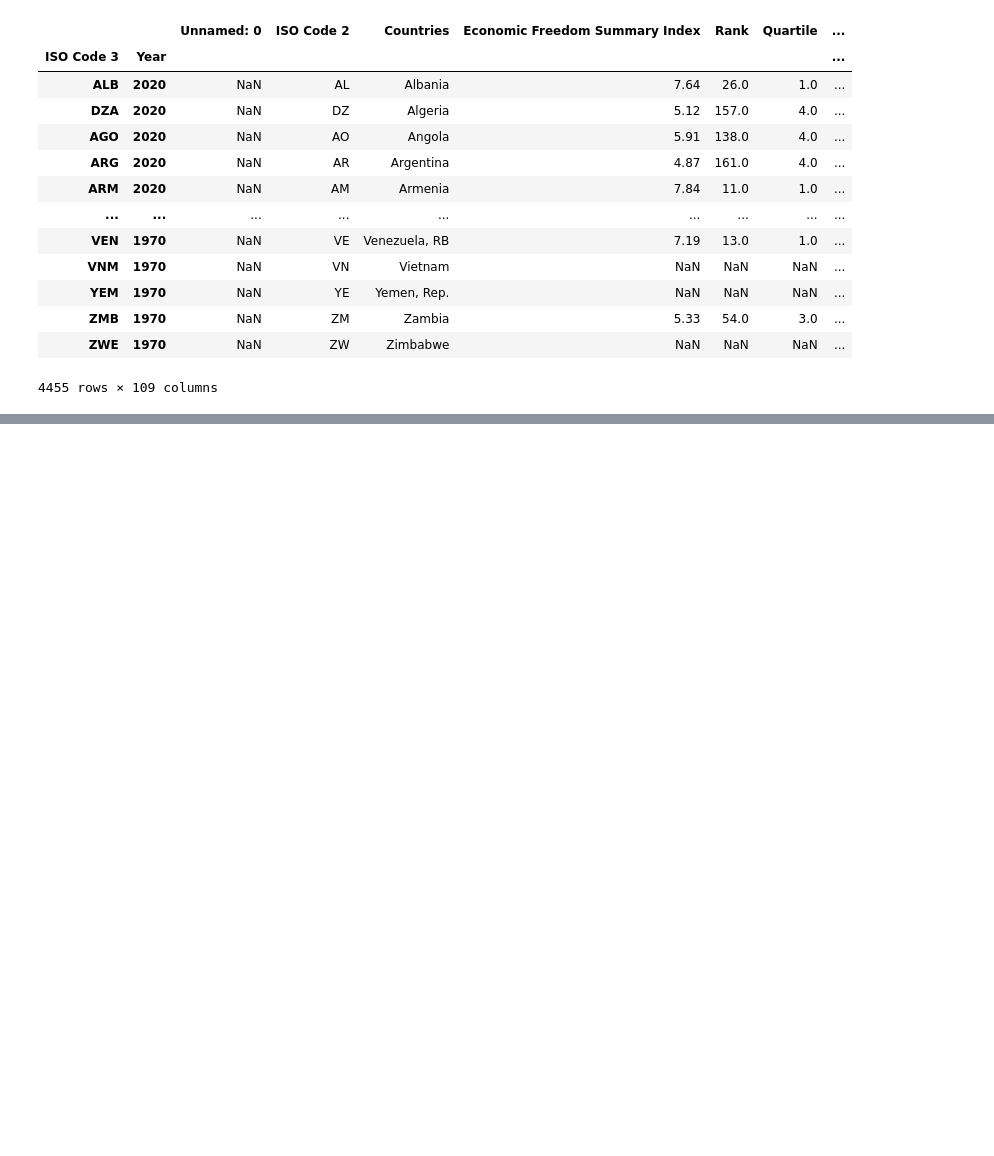
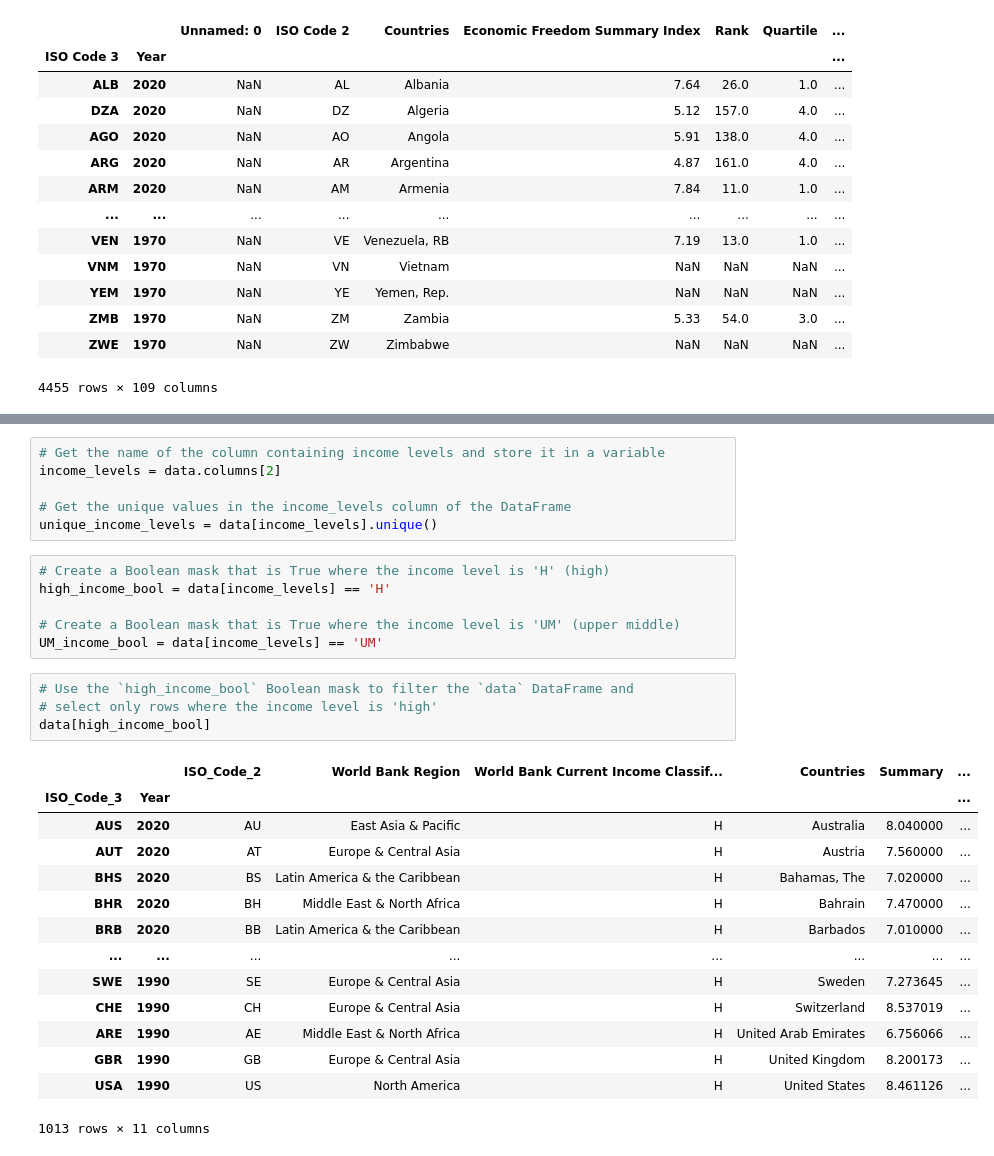
Before and after one commit to Tetteh96/ECON-611-Projects, a Jupyter notebook: Ch4/Project 5 - Ch4.ipynb, the cells around one changed output, grey strips where cells are left out. Drawn from its saved outputs; the diff is of its cells as text; blank space fills up the shorter version.

```diff
--- a/Ch4/Project 5 - Ch4.ipynb
+++ b/Ch4/Project 5 - Ch4.ipynb
@@ -603,0 +684,31 @@ data.rename(columns= rename, inplace=True)
+# %%
+# Get the name of the column containing income levels and store it in a variable
+income_levels = data.columns[2]
+
+# Get the unique values in the income_levels column of the DataFrame
+unique_income_levels = data[income_levels].unique()
+# %%
+# Create a Boolean mask that is True where the income level is 'H' (high)
+high_income_bool = data[income_levels] == 'H'
+
+# Create a Boolean mask that is True where the income level is 'UM' (upper middle)
+UM_income_bool = data[income_levels] == 'UM'
+# %%
+# Use the `high_income_bool` Boolean mask to filter the `data` DataFrame and
+# select only rows where the income level is 'high'
+data[high_income_bool]
+# %% [output]
+|  |  | ISO_Code_2 | World Bank Region | World Bank Current Income Classif... | Countries | Summary | ... |
+| ISO_Code_3 | Year |  |  |  |  |  | ... |
+| AUS | 2020 | AU | East Asia & Pacific | H | Australia | 8.040000 | ... |
+| AUT | 2020 | AT | Europe & Central Asia | H | Austria | 7.560000 | ... |
+| BHS | 2020 | BS | Latin America & the Caribbean | H | Bahamas, The | 7.020000 | ... |
+| BHR | 2020 | BH | Middle East & North Africa | H | Bahrain | 7.470000 | ... |
+| BRB | 2020 | BB | Latin America & the Caribbean | H | Barbados | 7.010000 | ... |
+| ... | ... | ... | ... | ... | ... | ... | ... |
+| SWE | 1990 | SE | Europe & Central Asia | H | Sweden | 7.273645 | ... |
+| CHE | 1990 | CH | Europe & Central Asia | H | Switzerland | 8.537019 | ... |
+| ARE | 1990 | AE | Middle East & North Africa | H | United Arab Emirates | 6.756066 | ... |
+| GBR | 1990 | GB | Europe & Central Asia | H | United Kingdom | 8.200173 | ... |
+| USA | 1990 | US | North America | H | United States | 8.461126 | ... |
+1013 rows × 11 columns
```
Also changed, not shown: parts of 27 cells of this notebook.
